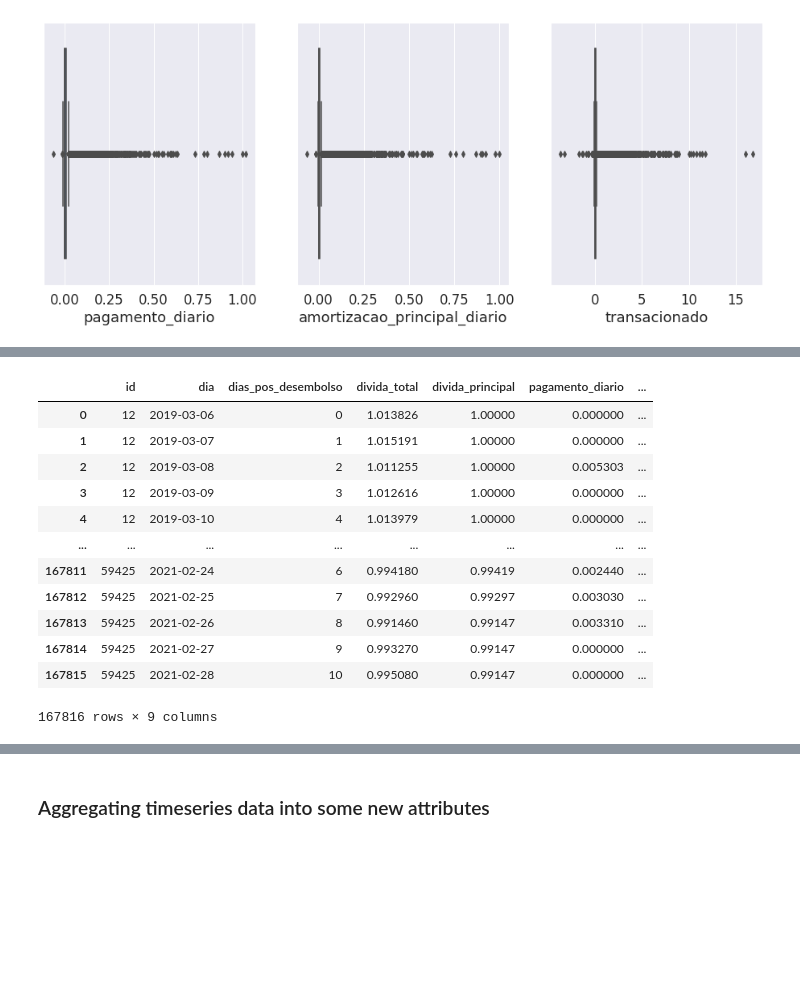
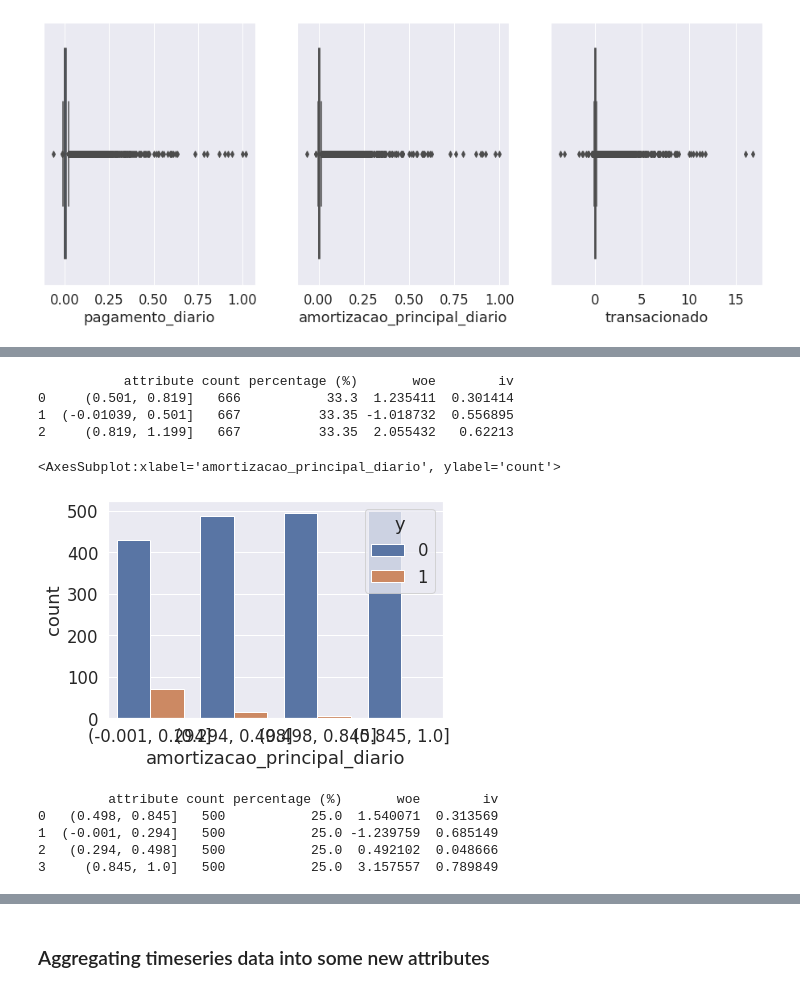
Before and after one commit to rmcferrao/stone-data-challenge, a Jupyter notebook: notebooks/01_exploratory.ipynb, the cells around one changed output, grey strips where cells are left out. Cells and saved outputs as stored; diff of their text form; code cells hidden in the pictures; blank space fills up the shorter version.

```diff
--- a/notebooks/01_exploratory.ipynb
+++ b/notebooks/01_exploratory.ipynb
@@ -821,16 +811,23 @@ timeseries_data_norm
-# %%
-timeseries_data_norm
-# %% [output]
-|  | id | dia | dias_pos_desembolso | divida_total | divida_principal | pagamento_diario | ... |
-| 0 | 12 | 2019-03-06 | 0 | 1.013826 | 1.00000 | 0.000000 | ... |
-| 1 | 12 | 2019-03-07 | 1 | 1.015191 | 1.00000 | 0.000000 | ... |
-| 2 | 12 | 2019-03-08 | 2 | 1.011255 | 1.00000 | 0.005303 | ... |
-| 3 | 12 | 2019-03-09 | 3 | 1.012616 | 1.00000 | 0.000000 | ... |
-| 4 | 12 | 2019-03-10 | 4 | 1.013979 | 1.00000 | 0.000000 | ... |
-| ... | ... | ... | ... | ... | ... | ... | ... |
-| 167811 | 59425 | 2021-02-24 | 6 | 0.994180 | 0.99419 | 0.002440 | ... |
-| 167812 | 59425 | 2021-02-25 | 7 | 0.992960 | 0.99297 | 0.003030 | ... |
-| 167813 | 59425 | 2021-02-26 | 8 | 0.991460 | 0.99147 | 0.003310 | ... |
-| 167814 | 59425 | 2021-02-27 | 9 | 0.993270 | 0.99147 | 0.000000 | ... |
-| 167815 | 59425 | 2021-02-28 | 10 | 0.995080 | 0.99147 | 0.000000 | ... |
-167816 rows × 9 columns
+# %%
+iv_woe(summed_daily_binned, 'pagamento_diario', 'y')
+# %% [output]
+           attribute count percentage (%)       woe        iv
+0     (0.501, 0.819]   666           33.3  1.235411  0.301414
+1  (-0.01039, 0.501]   667          33.35 -1.018732  0.556895
+2     (0.819, 1.199]   667          33.35  2.055432   0.62213
+# %%
+summed_daily_binned = summed_daily.copy()
+summed_daily_binned['amortizacao_principal_diario'] = pd.qcut(summed_daily['amortizacao_principal_diario'], 4)
+
+sns.countplot(data=summed_daily_binned, x='amortizacao_principal_diario', hue='y')
+# %% [output]
+<AxesSubplot:xlabel='amortizacao_principal_diario', ylabel='count'>
+[figure, added]
+# %%
+iv_woe(summed_daily_binned, 'amortizacao_principal_diario', 'y')
+# %% [output]
+         attribute count percentage (%)       woe        iv
+0   (0.498, 0.845]   500           25.0  1.540071  0.313569
+1  (-0.001, 0.294]   500           25.0 -1.239759  0.685149
+2   (0.294, 0.498]   500           25.0  0.492102  0.048666
+3     (0.845, 1.0]   500           25.0  3.157557  0.789849
```
Also changed, not shown: parts of 18 cells of this notebook.
